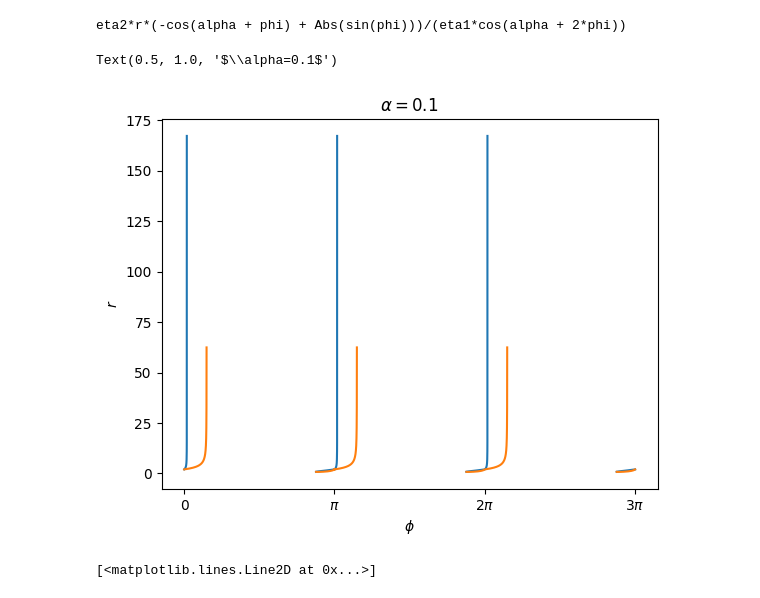
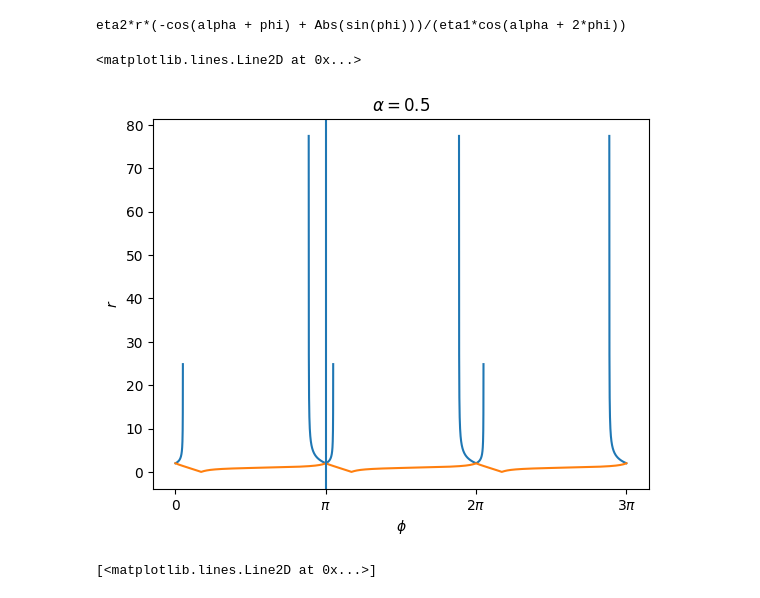
Before and after one commit to Gug-Young/Active_Rotator, a Jupyter notebook: 240805 Fixed point find.ipynb, the cells around one changed output. Saved outputs shown, nothing was run; the diff lists cells and outputs as text; code cells hidden in the pictures.

```diff
--- a/240805 Fixed point find.ipynb
+++ b/240805 Fixed point find.ipynb
@@ -689,12 +692,12 @@ alpha,phi,B = sp.symbols('alpha phi B',real = True)
 # alpha,phi,B = np.symbols('alpha phi B',real = True)
 eta1 = 0.1
 eta2 = 0.05
-alpha = 0.1
+alpha = 0.5
 B = (eta1/eta2)**2
 phi = np.linspace(0,3*np.pi,10000)
 
 A1 = np.sin(alpha)*np.cos(alpha+2*phi)**2
-AP = np.cos(alpha+phi) - np.sin(phi)
+AP = np.cos(alpha+phi) + np.sin(phi)
 CP = AP**2 * np.sin(alpha + 2*phi) - 2*AP*np.sin(alpha+phi)*np.cos(alpha+2*phi) + A1
 DP = CP - 2* AP**2 * np.sin(alpha-2*phi)/B
 EP = CP + 4*AP*np.sin(alpha - phi) *np.cos(alpha + 2*phi)
@@ -704,13 +707,15 @@ R1 = (-EP + np.sqrt(EP**2 + 8*DP*B*A1))/(2*DP)
 # %%
 plt.plot(phi,np.sqrt(R2))
 plt.plot(phi,np.sqrt(R1))
 plt.xticks([0,np.pi,np.pi*2,np.pi*3],['0',r'$\pi$',r'$2\pi$',r'$3\pi$'])
 plt.ylabel(r'$r$')
 plt.xlabel(r'$\phi$')
 plt.title(rf'$\alpha={alpha}$')
+plt.axvline(np.pi)
+# plt.axhline(r)
 # %% [output]
-Text(0.5, 1.0, '$\\alpha=0.1$')
+<matplotlib.lines.Line2D at 0x...>
-[figure, old version]
+[figure, new version]
 # %%
 # F_PHIrp0 = F_PHIr0
 # F_PHIrp1 = F_PHIr1
```
Also changed, not shown: parts of 79 cells of this notebook, 1 other file.
